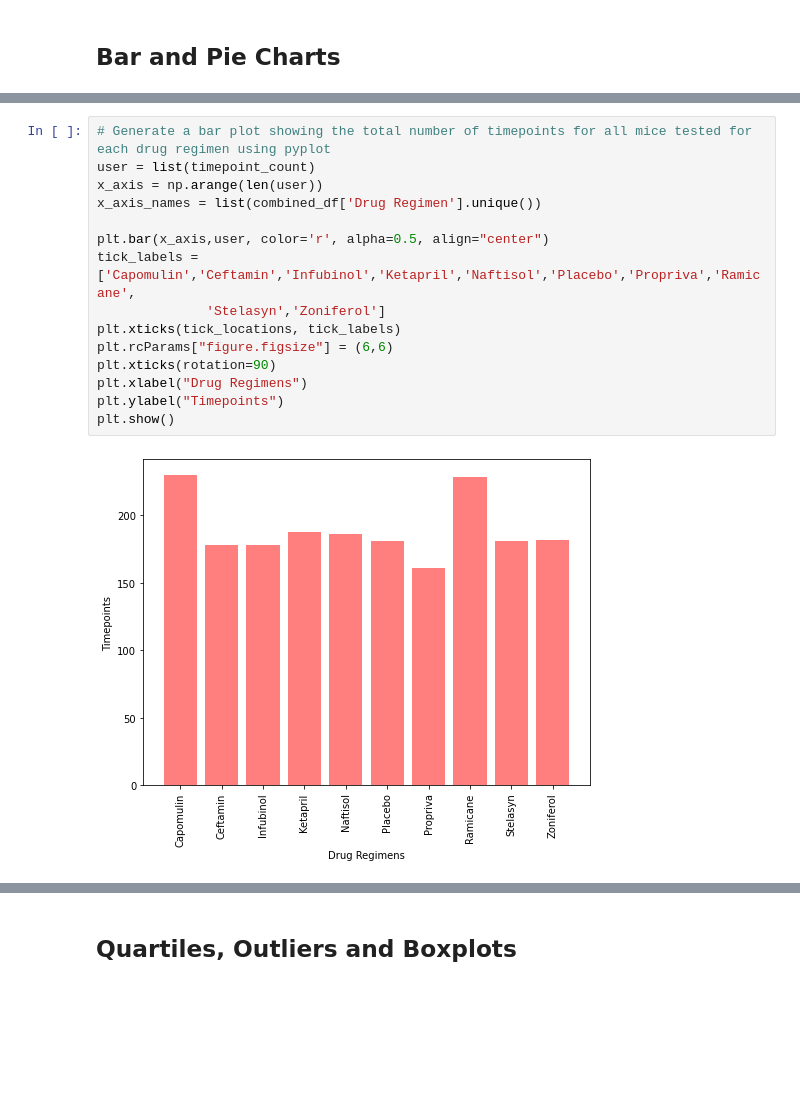
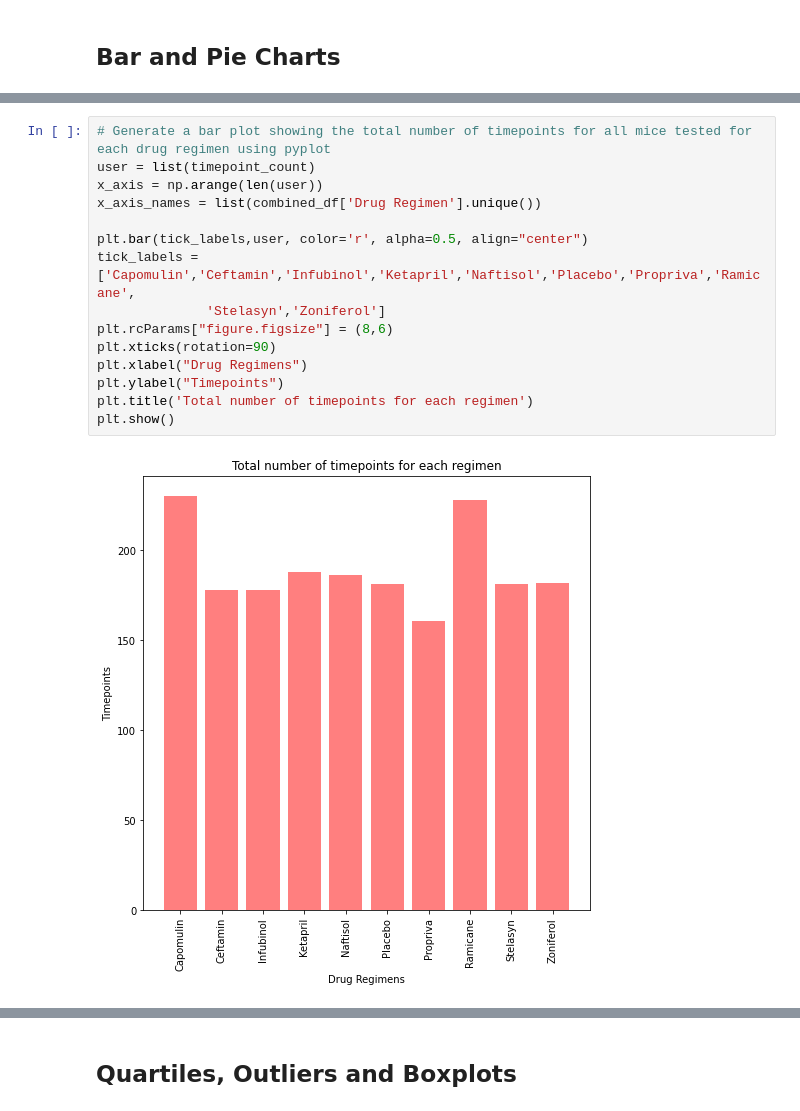
Before and after one commit to serdar-bayramov/Matplotlib-Challenge, a Jupyter notebook: main.ipynb, the cells around one changed output, grey strips where cells are left out. Drawn from its saved outputs; the diff is of its cells as text; blank space fills up the shorter version.

```diff
--- a/main.ipynb
+++ b/main.ipynb
@@ -118,20 +119,20 @@ plt.show()
 # %%
 # Generate a bar plot showing the total number of timepoints for all mice tested for each drug regimen using pyplot
 user = list(timepoint_count)
 x_axis = np.arange(len(user))
 x_axis_names = list(combined_df['Drug Regimen'].unique())
 
-plt.bar(x_axis,user, color='r', alpha=0.5, align="center")
+plt.bar(tick_labels,user, color='r', alpha=0.5, align="center")
 tick_labels = ['Capomulin','Ceftamin','Infubinol','Ketapril','Naftisol','Placebo','Propriva','Ramicane',
               'Stelasyn','Zoniferol']
-plt.xticks(tick_locations, tick_labels)
-plt.rcParams["figure.figsize"] = (6,6)
+plt.rcParams["figure.figsize"] = (8,6)
 plt.xticks(rotation=90)
 plt.xlabel("Drug Regimens")
 plt.ylabel("Timepoints")
+plt.title('Total number of timepoints for each regimen')
 plt.show()
 # %% [output]
-[figure, old version]
+[figure, new version]
 # %%
 # Generate a pie plot showing the distribution of female versus male mice using Pandas
 gender_df = combined_df.groupby(['Sex','Mouse ID']).size()
```
Also changed, not shown: parts of 6 cells of this notebook.
